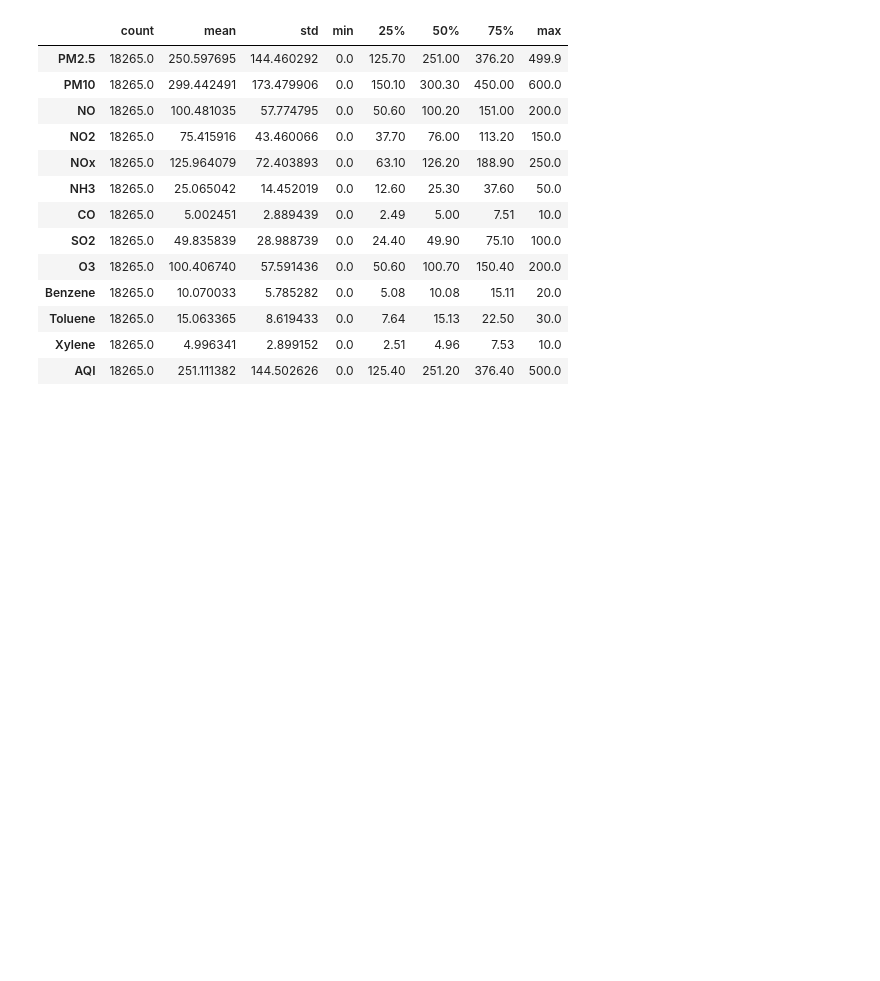
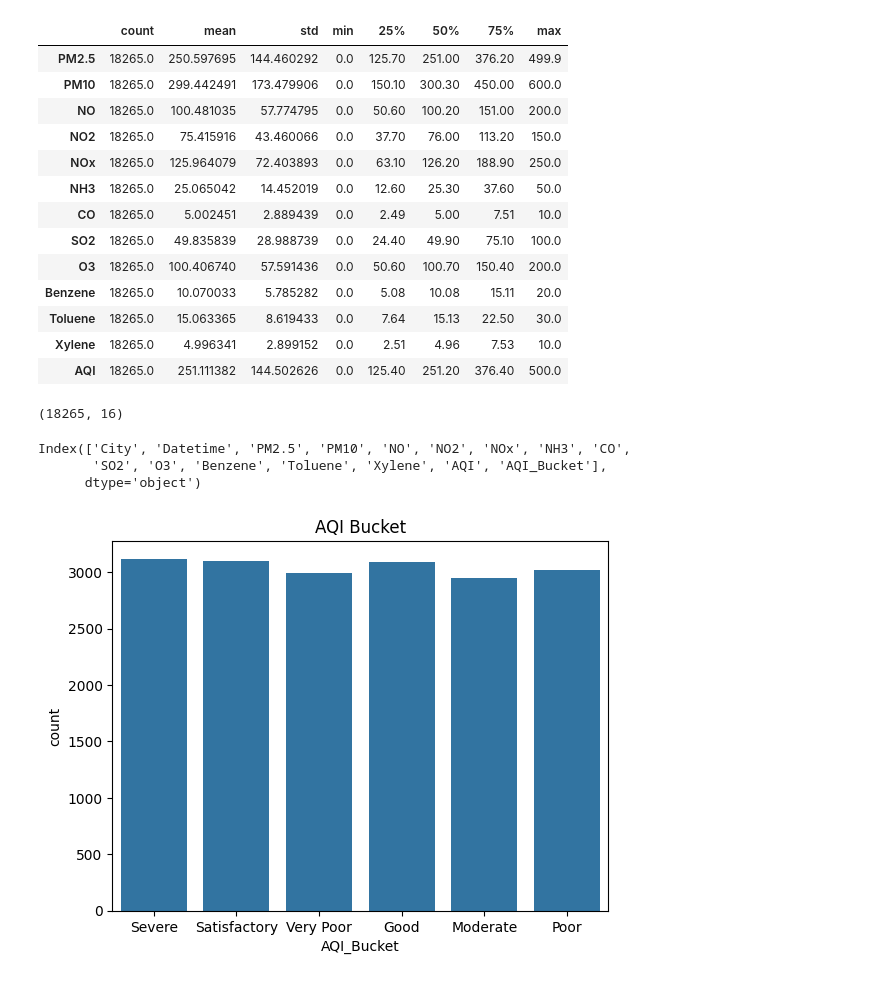
Before and after one commit to Leviosa555/Air_Quality_Monitoring_and_Health_Risk_Assesment, a Jupyter notebook: Air_Quality_Monitoring_and_Health_Risk_Assessment.ipynb, the cells around one changed output. Saved outputs shown, nothing was run; the diff lists cells and outputs as text; code cells hidden in the pictures; blank space fills up the shorter version.

```diff
--- a/Air_Quality_Monitoring_and_Health_Risk_Assessment.ipynb
+++ b/Air_Quality_Monitoring_and_Health_Risk_Assessment.ipynb
@@ -84,3 +85,21 @@ df.describe().T
 | Toluene | 18265.0 | 15.063365 | 8.619433 | 0.0 | 7.64 | 15.13 | 22.50 | 30.0 |
 | Xylene | 18265.0 | 4.996341 | 2.899152 | 0.0 | 2.51 | 4.96 | 7.53 | 10.0 |
 | AQI | 18265.0 | 251.111382 | 144.502626 | 0.0 | 125.40 | 251.20 | 376.40 | 500.0 |
+# %%
+df.shape
+# %% [output]
+(18265, 16)
+# %%
+# columns
+df.columns
+# %% [output]
+Index(['City', 'Datetime', 'PM2.5', 'PM10', 'NO', 'NO2', 'NOx', 'NH3', 'CO',
+       'SO2', 'O3', 'Benzene', 'Toluene', 'Xylene', 'AQI', 'AQI_Bucket'],
+      dtype='object')
+# %%
+# Univariate Analysis
+sns.countplot(x='AQI_Bucket', data=df)
+plt.title('AQI Bucket')
+plt.show()
+# %% [output]
+[figure, added]
```
Also changed, not shown: parts of 12 cells of this notebook.
